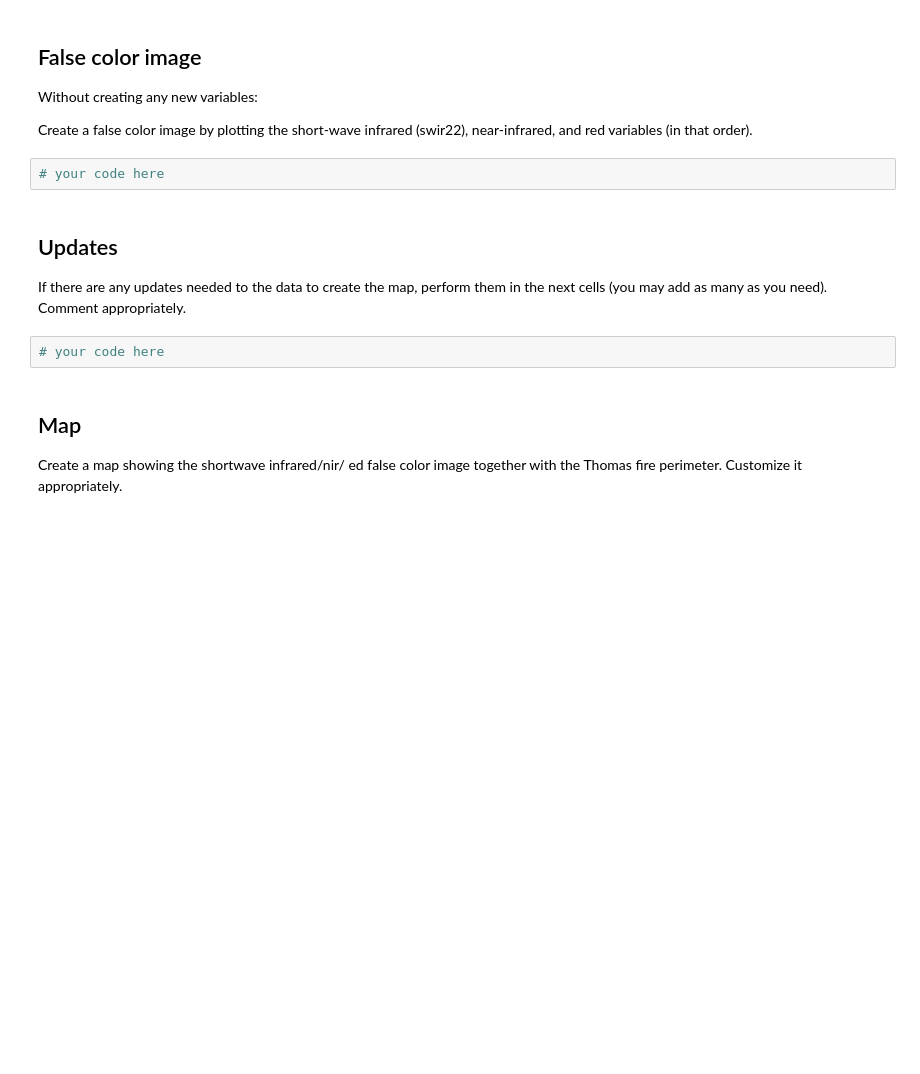
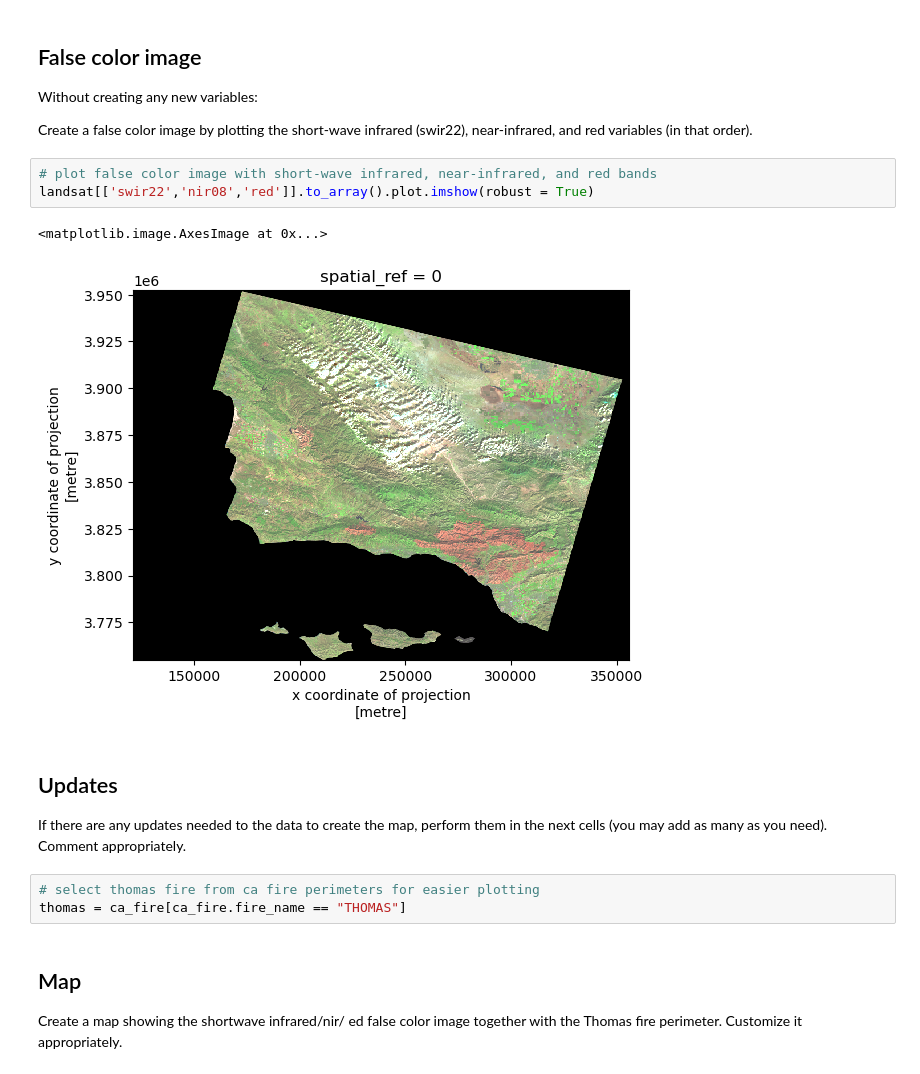
Before and after one commit to amandaherbst/eds220-hwk-4, a Jupyter notebook: hwk4-task2-false-color.ipynb, the cells around one changed output. Drawn from its saved outputs; the diff is of its cells as text; blank space fills up the shorter version.

```diff
--- a/hwk4-task2-false-color.ipynb
+++ b/hwk4-task2-false-color.ipynb
@@ -173,14 +187,19 @@ Without creating any new variables:
 
 Create a false color image by plotting the short-wave infrared (swir22), near-infrared, and red variables (in that order).
 # %%
-# your code here
+# plot false color image with short-wave infrared, near-infrared, and red bands
+landsat[['swir22','nir08','red']].to_array().plot.imshow(robust = True)
+# %% [output]
+<matplotlib.image.AxesImage at 0x...>
+[figure, added]
 # %% [markdown]
 ## Updates
 
 If there are any updates needed to the data to create the map, perform them in the next cells (you may add as many as you need).
 Comment appropriately.
 # %%
-# your code here
+# select thomas fire from ca fire perimeters for easier plotting
+thomas = ca_fire[ca_fire.fire_name == "THOMAS"]
 # %% [markdown]
 ## Map
 
```
Also changed, not shown: parts of 10 cells of this notebook, 1 other file.
